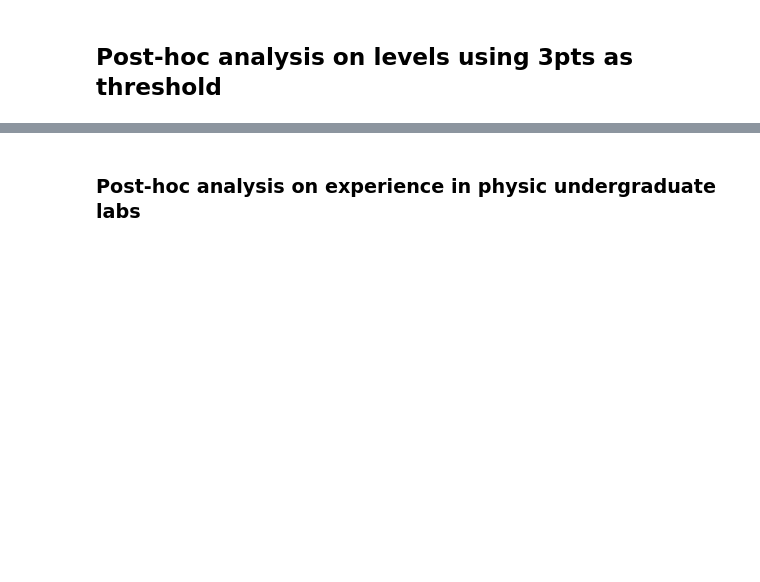
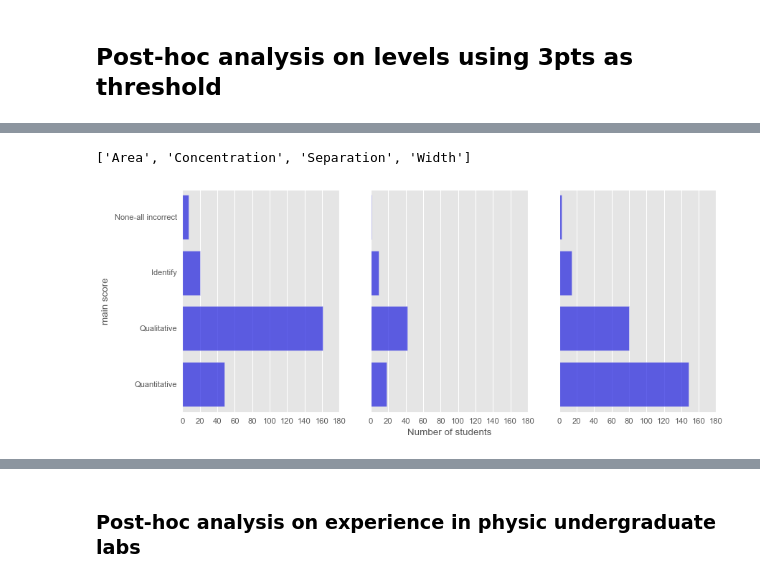
Before and after one commit to jmassall/inquiry_virtualLabs_study, a Jupyter notebook: analysis/for_AIED_submission/storyline.ipynb, the cells around one changed output, grey strips where cells are left out. Drawn from its saved outputs; the diff is of its cells as text; code cells hidden in the pictures; blank space fills up the shorter version.

```diff
--- a/analysis/for_AIED_submission/storyline.ipynb
+++ b/analysis/for_AIED_submission/storyline.ipynb
@@ -831,0 +848,14 @@ This plot needs to be redone with standard deviation bars and colored by level a
+# %%
+fig,ax = plt.subplots(nrows=1,ncols=3,figsize=(12,5))
+for N in [0,1,2]:
+    sns.countplot(data=filtered_maxpre_data[(filtered_maxpre_data['CVS_levels_3']==N)],y='main',ax=ax[N],label=str(N),color='blue',alpha=0.7);
+    ax[N].set(ylabel='')
+    ax[N].set(xlabel='')
+    ax[N].set(yticklabels = ['','','',''])
+    ax[N].set(xlim=(0,180))
+ax[0].set(ylabel='main score')
+ax[1].set(xlabel='Number of students')
+ax[0].set(yticklabels = ['None-all incorrect','Identify','Qualitative','Quantitative']);
+# %% [output]
+['Area', 'Concentration', 'Separation', 'Width']
+[figure, added]
```
Also changed, not shown: parts of 21 cells of this notebook.
